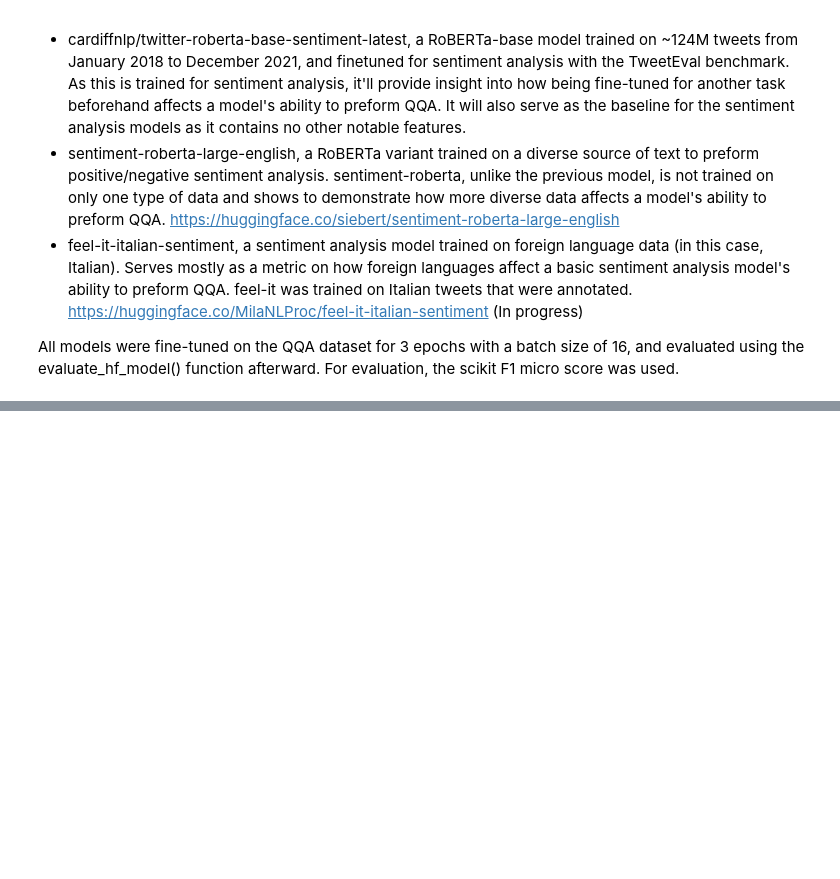
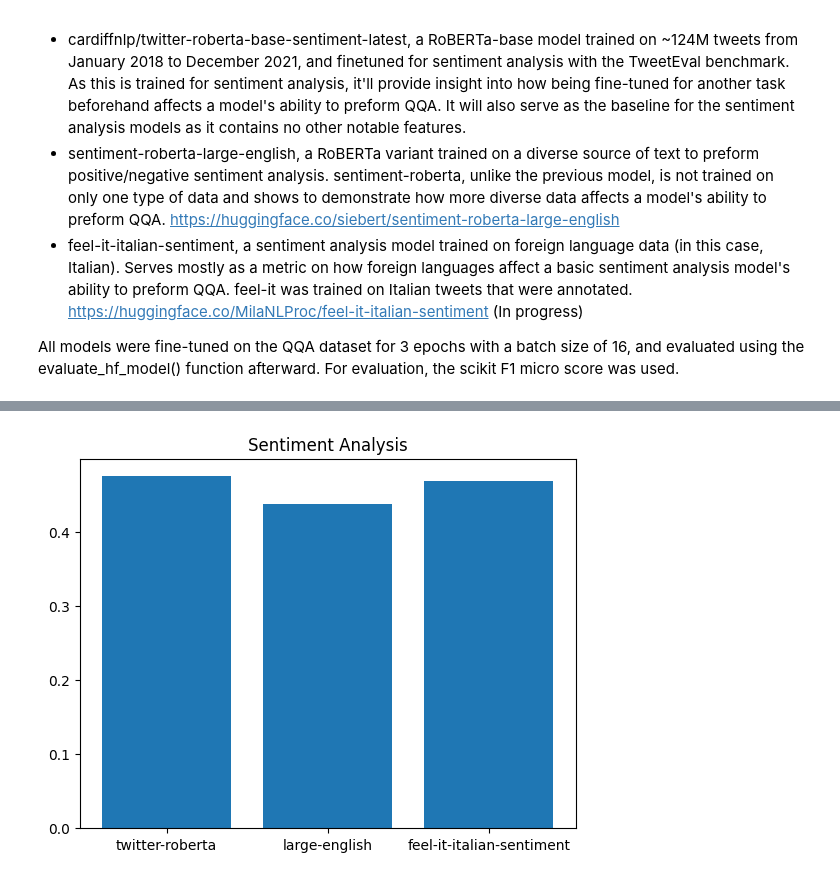
Before and after one commit to giev7074/NLPGroup5, a Jupyter notebook: Project3Code.ipynb, the cells around one changed output, grey strips where cells are left out. Saved outputs shown, nothing was run; the diff lists cells and outputs as text; code cells hidden in the pictures; blank space fills up the shorter version.

```diff
--- a/Project3Code.ipynb
+++ b/Project3Code.ipynb
@@ -566,0 +582,8 @@ plt.show()
+# %%
+#Set plot and plot
+plt.title("Sentiment Analysis")
+plt.xticks(xpoints[7:10], names[7:10])
+plt.bar(xpoints[7:10], ypoints[7:10])
+plt.show()
+# %% [output]
+[figure, added]
```
Also changed, not shown: parts of 6 cells of this notebook.
